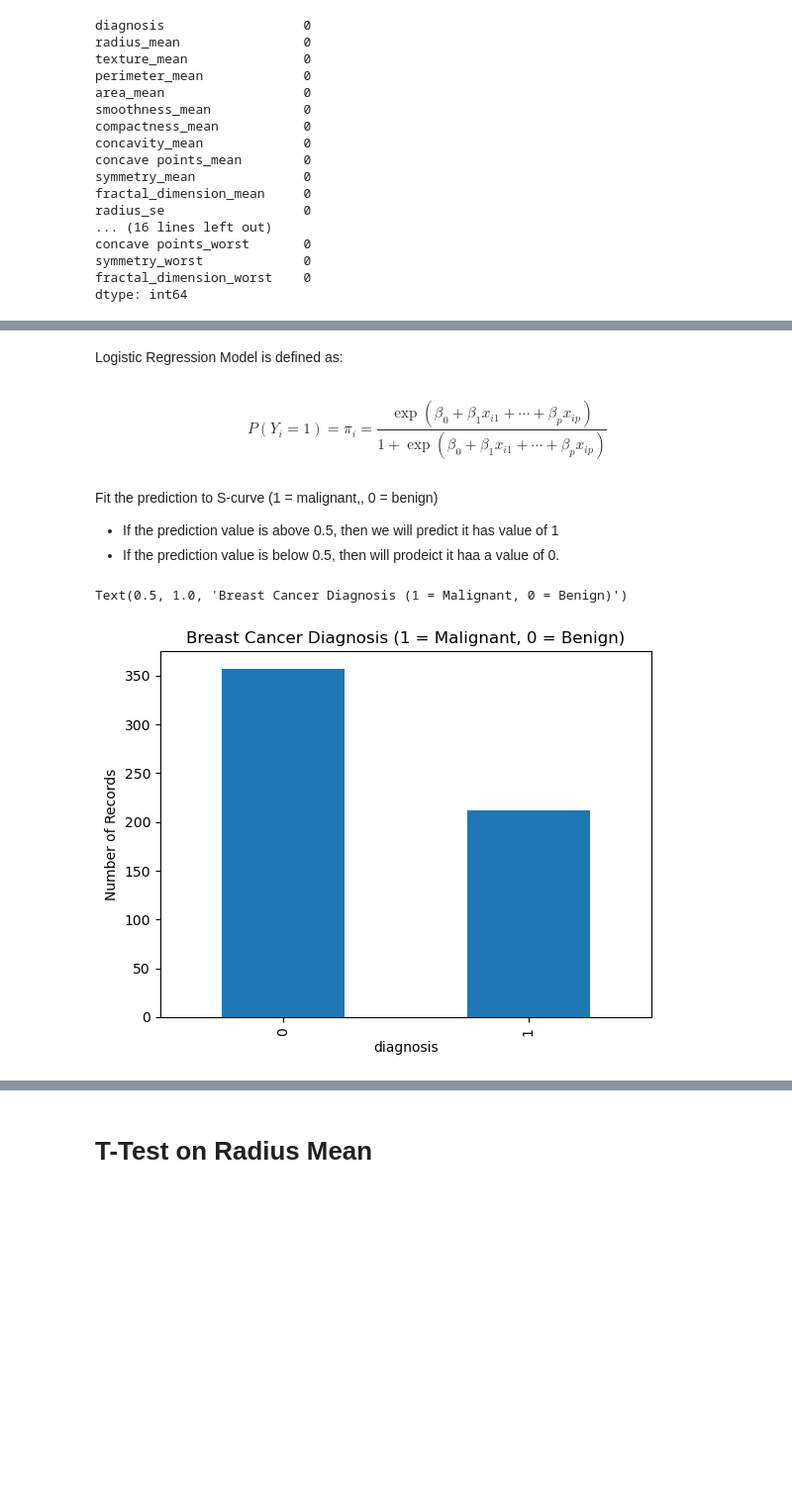
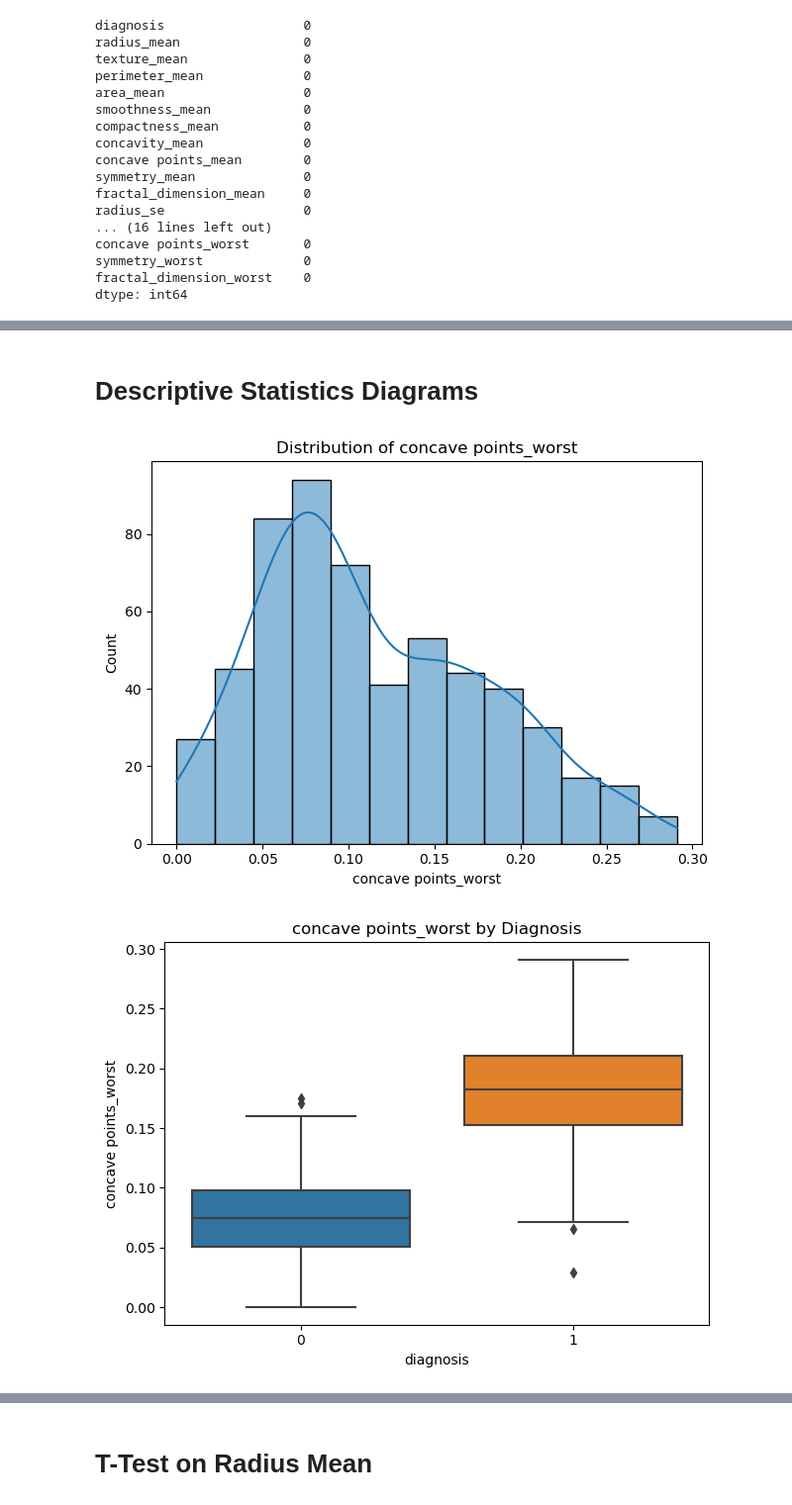
Before and after one commit to DMulabegovic/AAI-500-Final-Project-Breast-Cancer-Malignancy-Predictor, a Jupyter notebook: Breast_Cancer_Predictor_Project.ipynb, the cells around one changed output, grey strips where cells are left out. Shown at 99% size. Cells and saved outputs as stored; diff of their text form; code cells hidden in the pictures; blank space fills up the shorter version.

Commit message:
I added Thomas's descriptive stats work and edited the file a bit

```diff
--- a/Breast_Cancer_Predictor_Project.ipynb
+++ b/Breast_Cancer_Predictor_Project.ipynb
@@ -18,6 +18,11 @@ data = data.drop(columns=['id', 'Unnamed: 32'])   # missing values removed here
 data['diagnosis'] = data['diagnosis'].map({'M': 1, 'B': 0})   # this is one-hot encoding chnaging malignants to 1 and benigns to 0
 
 print(data.isnull().sum())  # This proves our cleanup of missing values did work as intended
+
+# Get top 5 features most correlated with diagnosis
+top_features = data.corr()['diagnosis'].abs().sort_values(ascending=False)[1:6].index
+
+# Thomas Geraci
 # %% [output]
 diagnosis                  0
 radius_mean                0
@@ -92,19 +78,52 @@ memory usage: 137.9 KB
-# %% [markdown]
-Logistic Regression Model is defined as:
-# %% [markdown]
-$$P(Y_i = 1) = \pi_i = \frac{\exp(\beta_0 + \beta_1 x_{i1} + \cdots + \beta_p x_{ip})}{1 + \exp(\beta_0 + \beta_1 x_{i1} + \cdots + \beta_p x_{ip})}$$
-# %% [markdown]
-Fit the prediction to S-curve (1 = malignant,, 0 = benign)
-- If the prediction value is above 0.5, then we will predict it has value of 1
-- If the prediction value is below 0.5, then will prodeict it haa a value of 0.
-# %%
-# Construct plot to plot the number of 1 = malignant, 0 = benign
-diagnosis_data = data['diagnosis'].value_counts()
-
-# Construct bar plot of the diagnosis data (1 = malignant,, 0 = benign)
-diagnosis_data.plot(kind='bar')
-plt.ylabel('Number of Records')
-plt.title('Breast Cancer Diagnosis (1 = Malignant, 0 = Benign)')
-# %% [output]
-Text(0.5, 1.0, 'Breast Cancer Diagnosis (1 = Malignant, 0 = Benign)')
-[figure, removed]
+# %% [markdown]
+# Descriptive Statistics Diagrams
+# %%
+#Histogram, Boxplot, Correlation Heatmap, Pair plot, and Class Distribution. “Thomas Geraci”
+
+#Histogram
+def plot_histogram_v1(df, col):
+    sns.histplot(df[col], kde=True) # Plots histogram with density curve
+    plt.title(f'Distribution of {col}') # Adds plot title
+    plt.tight_layout() # Adjusts layout
+    plt.show() # Displays plot
+
+#Boxplot
+def plot_boxplot_v1(df, col, target='diagnosis'):
+    sns.boxplot(x=target, y=col, data=df) # Draws boxplot grouped by class
+    plt.title(f'{col} by {target.capitalize()}') # Title with capitalized target
+    plt.tight_layout() # Adjusts layout
+    plt.show() # Displays plot
+
+#Correlation Heatmap
+def plot_correlation_heatmap_v1(df):
+    plt.figure(figsize=(12, 10)) # Sets figure size
+    sns.heatmap(df.corr(), cmap='coolwarm') # Draws heatmap with color mapping
+    plt.title('Feature Correlation Heatmap') # Adds title
+    plt.tight_layout() # Adjusts layout
+    plt.show() # Displays plot
+
+#Pairwise Scatterplots
+def plot_pairwise_v1(df, columns, target='diagnosis'):
+    sns.pairplot(data=df, vars=columns, hue=target) # Plots pairwise scatterplots
+    plt.suptitle('Pairwise Relationships', y=1.02) # Adds title above figure
+    plt.tight_layout() # Adjusts layout
+    plt.show() # Displays plot
+
+#Class Distribution
+def plot_class_distribution_v1(df, target='diagnosis'):
+    sns.countplot(x=target, data=df) # Counts of each class in target
+    plt.title('Class Distribution') # Adds title
+    plt.tight_layout() # Adjusts layout
+    plt.show() # Displays plot
+
+#Loops through each top feature and passes it to the histogram and boxplot functions
+for col in top_features:
+    plot_histogram_v1(data, col) # Histogram for each top feature
+    plot_boxplot_v1(data, col) # Boxplot for each top feature
+
+plot_correlation_heatmap_v1(data) # Heatmap of all correlations
+plot_pairwise_v1(data, top_features) # Pairplot of top features
+plot_class_distribution_v1(data) # Bar plot of diagnosis classes
+# %% [output]
+[figure, added]
+[figure, added]
```
Also changed, not shown: parts of 4 cells of this notebook.
